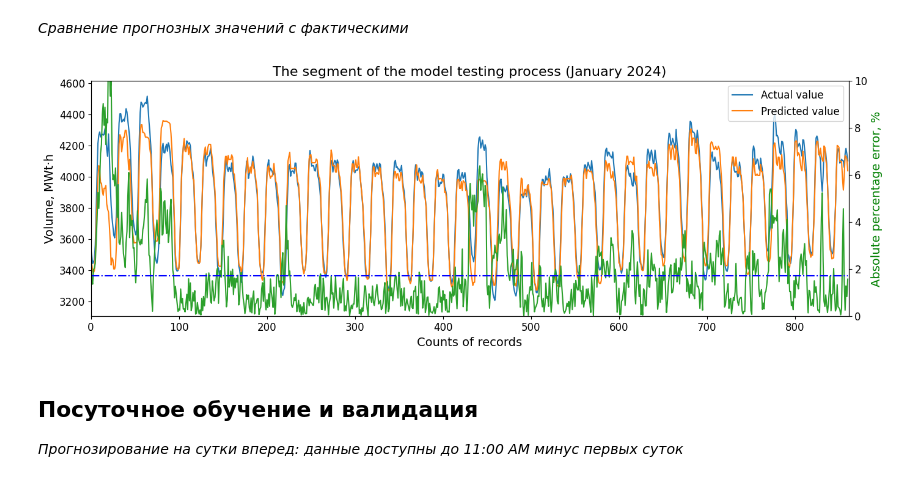
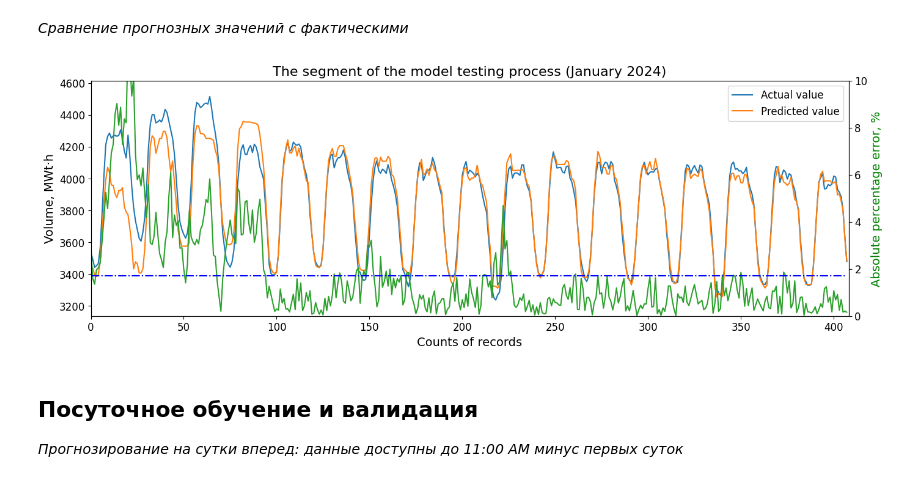
Before and after one commit to caapel/ForecastPowerEnergy, a Jupyter notebook: volume_energy_analisys_XGBoost.ipynb, the cells around one changed output. Cells and saved outputs as stored; diff of their text form; code cells hidden in the pictures.

```diff
--- a/volume_energy_analisys_XGBoost.ipynb
+++ b/volume_energy_analisys_XGBoost.ipynb
@@ -200,14 +200,14 @@ df_weather
 | 38168 | 2010 | 12 | 31 | 21 | -4 |
 38169 rows × 5 columns
 # %%
-df.to_excel('Tatarstan.xlsx')
-df_weather.to_excel('Weather_Tatarstan.xlsx')
+#df.to_excel('Tatarstan.xlsx')
+#df_weather.to_excel('Weather_Tatarstan.xlsx')
 
 # работа с готовой базой без использования интернета
-#df = pd.read_excel('Tatarstan.xlsx')
-#df = df [['Year', 'Month', 'Day', 'Hour', 'Volume']]
-#df_weather = pd.read_excel('Weather_Tatarstan.xlsx')
-#df_weather = df_weather[['Year', 'Month', 'Day', 'Hour', 'Temperature']]
+df = pd.read_excel('Tatarstan.xlsx')
+df = df [['Year', 'Month', 'Day', 'Hour', 'Volume']]
+df_weather = pd.read_excel('Weather_Tatarstan.xlsx')
+df_weather = df_weather[['Year', 'Month', 'Day', 'Hour', 'Temperature']]
 # %% [markdown]
 # Подготовка обучающего, тестового и валидационного фреймов
 # %%
@@ -697,44 +719,48 @@ MAPE: 1.71%
 # %% [markdown]
 *Сравнение прогнозных значений с фактическими*
 # %%
-def diff_predict_vs_fact(df_validate_boost):
+# приводим название столбца Prediction для фильтрованных данных к общему виду
+df_validate_boost = df_validate_boost.rename(columns={predictions[best_HP['index']]:'Predicted'})
 
-    df_validate_graph = df_validate_boost.copy()
+def diff_predict_vs_fact(df_validate_boost, num_month):
+
+    df_validate_graph = df_validate_boost[df_validate_boost['Month'] == num_month].copy()
 
     # добавление новых столбцов (для расчёта усреднённой погрешности)
     df_validate_graph.insert(df_validate_graph.shape[1], 'MAPE',
-                             MAPE(df_validate_graph[predictions[best_HP['index']]], df_validate_graph['Volume'])*100)
+                             MAPE(df_validate_graph['Predicted'], df_validate_graph['Volume'])*100)
 
-    df_validate_graph['Error'] = abs((df_validate_graph['Volume'] - df_validate_graph[predictions[best_HP['index']]])*100
+    df_validate_graph['Error'] = abs((df_validate_graph['Volume'] - df_validate_graph['Predicted'])*100
                                  /df_validate_graph['Volume'])
 
     df_validate_graph.reset_index(drop=True, inplace=True)
 
     fig, df_volume = plt.subplots(figsize=(16,5))
     df_error = df_volume.twinx()
 
     df_volume.plot(df_validate_graph['Volume'], label='Actual value')
-    df_volume.plot(df_validate_graph[predictions[best_HP['index']]], label='Predicted value')
+    df_volume.plot(df_validate_graph['Predicted'], label='Predicted value')
     df_error.plot(df_validate_graph['Error'], label='Error, %', color='#2ca02c')
     df_error.plot(df_validate_graph['MAPE'], '-.b')
 
     plt.rcParams['font.size'] = '12'
 
     df_volume.legend(loc='upper right')
     df_volume.set_xlim(0, df_validate_graph.shape[0])
     df_volume.set_ylim(df_validate_graph.Volume.min() - 100, df_validate_graph.Volume.max() + 100)
     df_volume.set_ylabel('Volume, MWt·h', fontsize = 14)
     df_volume.set_xlabel('Counts of records', fontsize = 14)
 
     df_error.set_ylim(0, 10)
     df_error.set_ylabel('Absolute percentage error, %', fontsize = 14, color='g')
 
     plt.title(f'The segment of the model testing process ({month[df_validate_graph.Month[0]]} {datetime.now().year})',
               fontsize = 16)
 
-diff_predict_vs_fact(df_validate_boost)
+diff_predict_vs_fact(df_validate_boost, 1)
+#diff_predict_vs_fact(df_validate_boost, 2)
 # %% [output]
-[figure, old version]
+[figure, new version]
 # %% [markdown]
 ## Посуточное обучение и валидация
 *Прогнозирование на сутки вперед: данные доступны до 11:00 AM минус первых суток*
```
Also changed, not shown: parts of 14 cells of this notebook, 1 other file.
